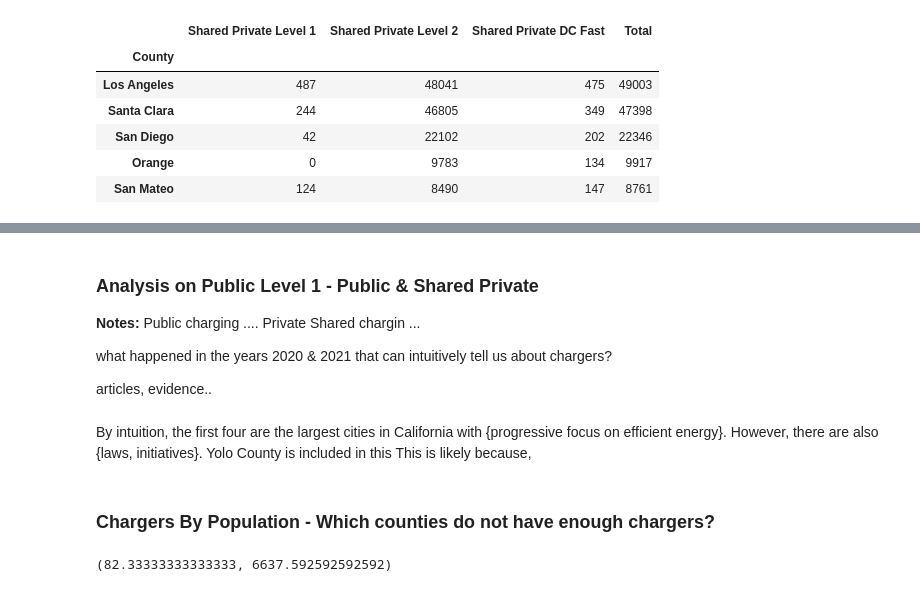
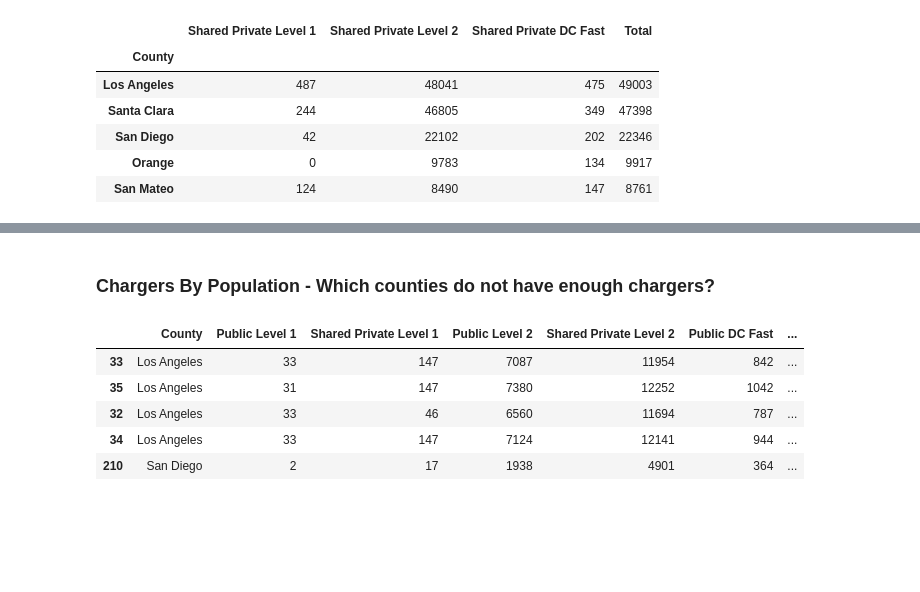
Before and after one commit to sshariz/evcharger, a Jupyter notebook: ev.ipynb, the cells around one changed output, grey strips where cells are left out. Saved outputs shown, nothing was run; the diff lists cells and outputs as text; code cells hidden in the pictures; blank space fills up the shorter version.

```diff
--- a/ev.ipynb
+++ b/ev.ipynb
@@ -339,36 +302,32 @@ new21.groupby(["County", "Quarter"]).sum() #just changes indexing
-# %% [markdown]
-### Analysis on Public Level 1 - Public & Shared Private
-
-**Notes:**
-Public charging ....
-Private Shared chargin ...
-
-what happened in the years 2020 & 2021 that can intuitively tell us about chargers?
-
-
-articles, evidence..
-# %% [markdown]
-
-By intuition, the first four are the largest cities in California with {progressive focus on efficient energy}. However, there are also {laws, initiatives}. Yolo County is included in this
-This is likely because,
-# %% [markdown]
-### Chargers By Population - Which counties do not have enough chargers?
+# %% [markdown]
+### Chargers By Population - Which counties do not have enough chargers?
 # %%
 #need populations
 new_path = '/Users/sarasharifzadeh/anaconda3/APROJECTS/projectfiles/ev'
 os.chdir(new_path)
 
 
 pop = pd.read_csv("capop.csv")
 pop = pop.rename(columns={"California": "county", "2021": "population"})
-pat = "[^\w]"
+pop
+pat = "[^\w ]"
 pop["county"] = pop["county"].str.replace(pat, "", regex=True)
-
+pop
 popmap21 = mapev21.merge(pop, left_on="County", right_on="county", how="inner")
 popmap21
+popmap21[popmap21["County"]== "Los Angeles"]
+
 popmap21["population"] = popmap21["population"].apply(lambda a: int(a.replace(',', '')))
 
-popmap21["per"] = popmap21["population"].astype(int) / popmap21["Total"].astype(int)
-min(popmap21["per"]), max(popmap21["per"])
+popmap21
+popmap21["prop per"] = popmap21["population"].astype(int) / popmap21["Total"].astype(int)
+min(popmap21["prop per"]), max(popmap21["prop per"])
+
+popmap21.sort_values("population", ascending=False).head()
 # %% [output]
-(82.33333333333333, 6637.592592592592)
+|  | County | Public Level 1 | Shared Private Level 1 | Public Level 2 | Shared Private Level 2 | Public DC Fast | ... |
+| 33 | Los Angeles | 33 | 147 | 7087 | 11954 | 842 | ... |
+| 35 | Los Angeles | 31 | 147 | 7380 | 12252 | 1042 | ... |
+| 32 | Los Angeles | 33 | 46 | 6560 | 11694 | 787 | ... |
+| 34 | Los Angeles | 33 | 147 | 7124 | 12141 | 944 | ... |
+| 210 | San Diego | 2 | 17 | 1938 | 4901 | 364 | ... |
```
Also changed, not shown: parts of 21 cells of this notebook, 1 other file.
